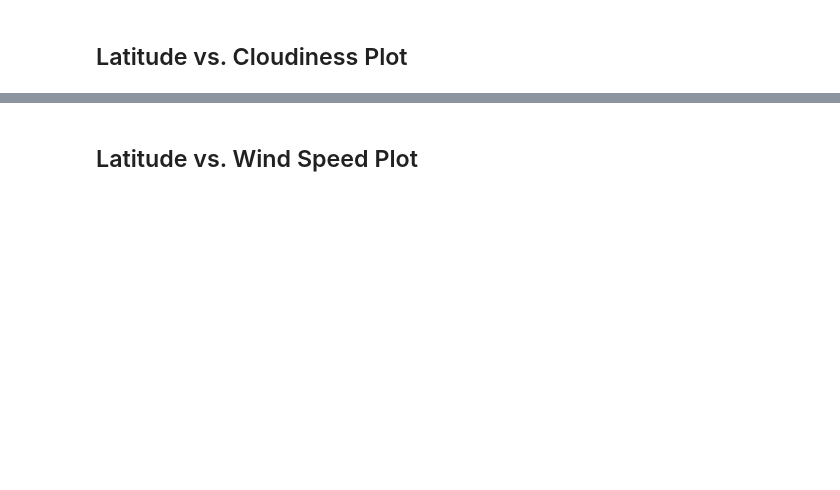
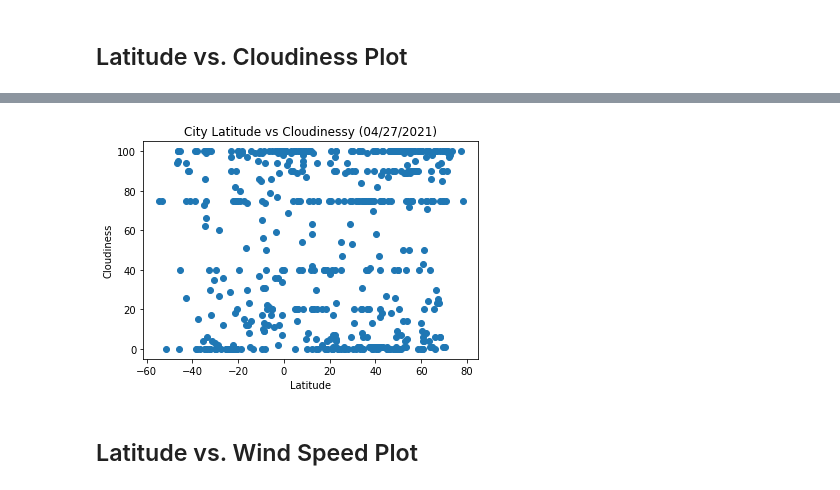
Before and after one commit to aniciab/APIs, a Jupyter notebook: WeatherPy.ipynb, the cells around one changed output, grey strips where cells are left out. Saved outputs shown, nothing was run; the diff lists cells and outputs as text; code cells hidden in the pictures; blank space fills up the shorter version.

```diff
--- a/WeatherPy.ipynb
+++ b/WeatherPy.ipynb
@@ -260,2 +213,12 @@ Int64Index([], dtype='int64')
+# %%
+x_values = weather_df['Lat']
+y_values = weather_df['Cloudiness']
+plt.scatter(x_values,y_values)
+plt.xlabel('Latitude')
+plt.ylabel('Cloudiness')
+plt.title('City Latitude vs Cloudinessy (04/27/2021)')
+plt.show()
+# %% [output]
+[figure, added]
 # %% [markdown]
 ## Latitude vs. Wind Speed Plot
```
Also changed, not shown: parts of 33 cells of this notebook, 1 other file.
